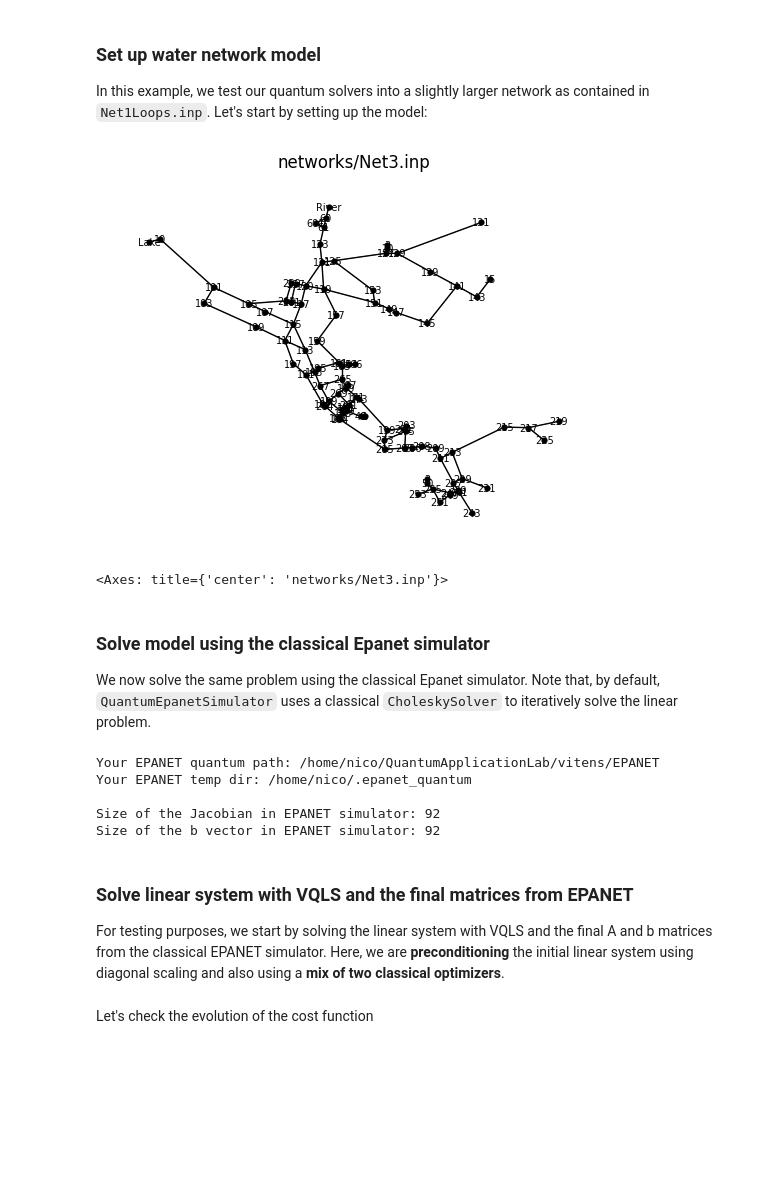
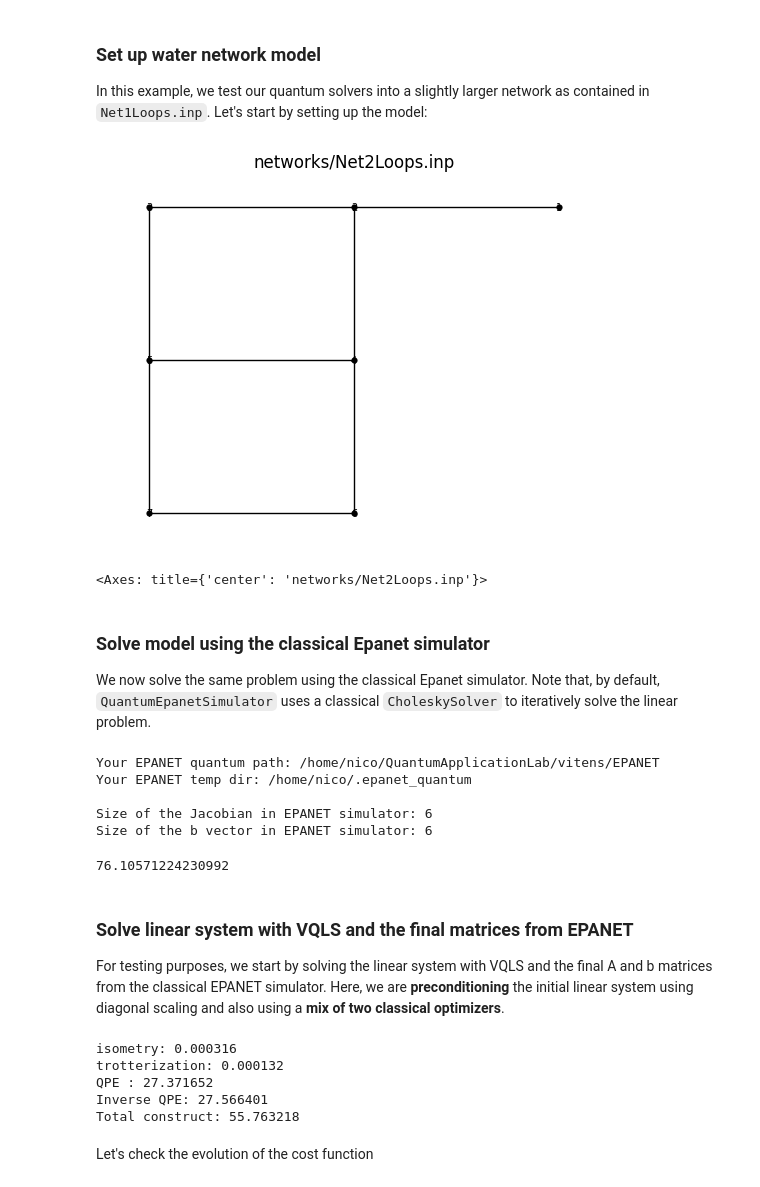
Before and after one commit to QuantumApplicationLab/wntr-quantum, a Jupyter notebook: docs/notebooks/hhl_solver_Net1Loops.ipynb, the cells around one changed output. Saved outputs shown, nothing was run; the diff lists cells and outputs as text; code cells hidden in the pictures; blank space fills up the shorter version.

```diff
--- a/docs/notebooks/hhl_solver_Net1Loops.ipynb
+++ b/docs/notebooks/hhl_solver_Net1Loops.ipynb
@@ -5,24 +5,24 @@ In this example, we test our quantum solvers into a slightly larger network as c
 # %%
 import os
 import wntr
 import wntr_quantum
 
 os.environ["EPANET_TMP"] = "/home/nico/.epanet_quantum"
 os.environ["EPANET_QUANTUM"] = "/home/nico/QuantumApplicationLab/vitens/EPANET"
 
 # set up network model
-inp_file = 'networks/Net1Loops.inp'
-inp_file = 'networks/Net3.inp'
+inp_file = 'networks/Net2Loops.inp'
+# inp_file = 'networks/Net3.inp'
 wn = wntr.network.WaterNetworkModel(inp_file)
 
 # plot network
 wntr.graphics.plot_network(wn, title=wn.name, node_labels=True)
 
 # print options
 # dict(wn.options.hydraulic)
 # %% [output]
-[figure, old version]
+[figure, new version]
-<Axes: title={'center': 'networks/Net3.inp'}>
+<Axes: title={'center': 'networks/Net2Loops.inp'}>
 # %% [markdown]
 ### Solve model using the classical Epanet simulator
 
@@ -64,8 +64,13 @@ print(f"Size of the b vector in EPANET simulator: {epanet_b.shape[0]}")
 Your EPANET quantum path: /home/nico/QuantumApplicationLab/vitens/EPANET
 Your EPANET temp dir: /home/nico/.epanet_quantum
 
-Size of the Jacobian in EPANET simulator: 92
-Size of the b vector in EPANET simulator: 92
+Size of the Jacobian in EPANET simulator: 6
+Size of the b vector in EPANET simulator: 6
+# %%
+import numpy as np
+np.linalg.cond(epanet_A.todense())
+# %% [output]
+76.10571224230992
 # %% [markdown]
 ### Solve linear system with VQLS and the final matrices from EPANET
 
@@ -73,20 +78,28 @@ For testing purposes, we start by solving the linear system with VQLS and the fi
 # %%
 import numpy as np
 
-from qiskit.primitives import Estimator
+from qiskit.primitives import Estimator, Sampler
 
 from quantum_newton_raphson.hhl_solver import HHL_SOLVER
 
 n_qubits = int(np.ceil(np.log2(epanet_A_dim)))
 
 estimator = Estimator()
+sampler = Sampler()
 
 linear_solver = HHL_SOLVER(
     estimator=estimator,
+    sampler=sampler
 )
 
 
-# res = linear_solver(epanet_A, epanet_b)
+res = linear_solver(epanet_A, epanet_b)
+# %% [output]
+isometry: 0.000316
+trotterization: 0.000132
+QPE : 27.371652
+Inverse QPE: 27.566401
+Total construct: 55.763218
 # %% [markdown]
 Let's check the evolution of the cost function
 # %% [markdown]
```
Also changed, not shown: parts of 4 cells of this notebook, 4 other files.
